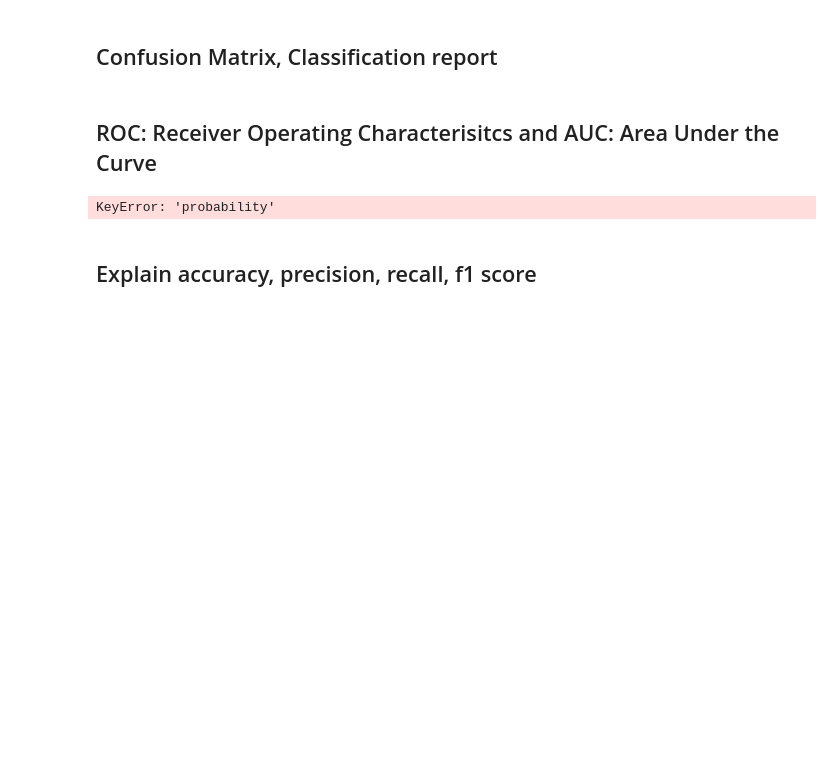
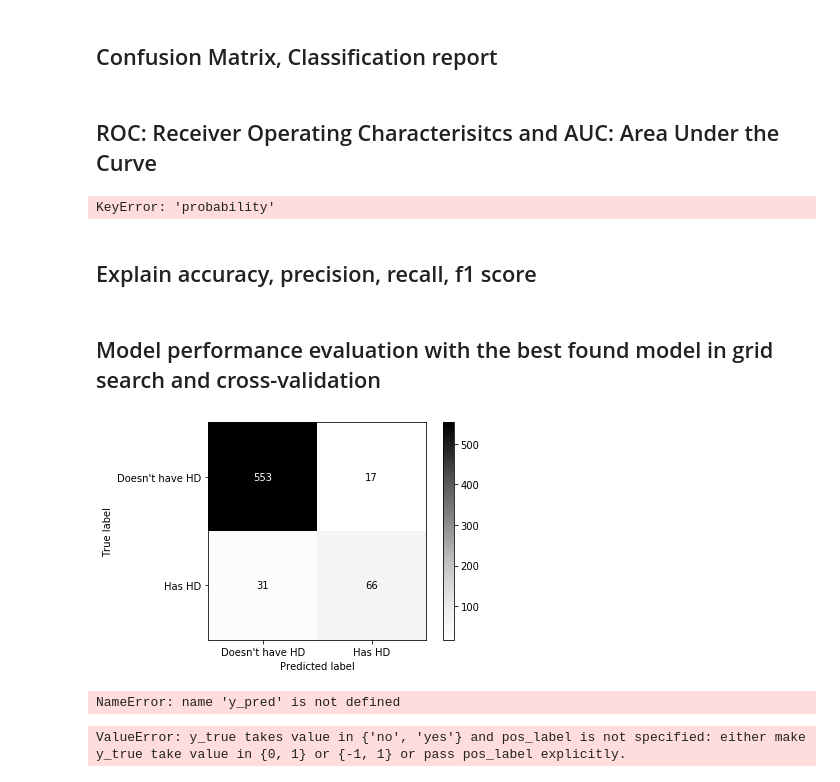
Before and after one commit to nabilatajrin/churn-data-analysis, a Jupyter notebook: churn_data_analysis.ipynb, the cells around one changed output. Saved outputs shown, nothing was run; the diff lists cells and outputs as text; code cells hidden in the pictures; blank space fills up the shorter version.

```diff
--- a/churn_data_analysis.ipynb
+++ b/churn_data_analysis.ipynb
@@ -238,0 +243,13 @@ ValueError: y_true takes value in {'no', 'yes'} and pos_label is not specified:
+# %%
+parameters = {'criterion': ['gini','entropy'],
+              'max_depth': [3, 4, 5, 6, 7]}
+
+model = DecisionTreeClassifier(random_state=42)
+grid_search = GridSearchCV(estimator=model,
+                           param_grid=parameters,
+                           scoring="accuracy",
+                           cv=5,
+                           n_jobs=-1)
+
+# fit the model with the best hyper-parameters
+grid_result = grid_search.fit(X_train, y_train)
@@ -304,3 +371,42 @@ plt.show()
 KeyError: 'probability'
 # %% [markdown]
 ## Explain accuracy, precision, recall, f1 score
+# %% [markdown]
+## Model performance evaluation with the best found model in grid search and cross-validation
+# %%
+plot_confusion_matrix(grid_result,
+                      X_test,
+                      y_test,
+                      display_labels=["Doesn't have HD", "Has HD"],
+                      cmap='Greys')
+plt.show()
+# %% [output]
+[figure, added]
+# %%
+confusion_matrix_dt = confusion_matrix(y_test, y_pred)
+print('confusion_matrix: \n', confusion_matrix_dt)
+
+print('Accuracy: ', accuracy_score(y_test, y_pred))
+
+print(classification_report(y_test, y_pred))
+# %% [output]
+NameError: name 'y_pred' is not defined
+# %%
+fpr, tpr, thr = roc_curve(y_test, grid_result.predict_proba(X_test)[:,1])
+auc = np.round(roc_auc_score(y_test, y_pred), 2)
+
+plt.figure(figsize=(10, 8))
+plt.plot(fpr,
+         tpr,
+         color='green',
+         lw=2,
+         label="Curve Area = " +str(auc))
+
+plt.plot([0, 1], [0, 1], color='blue', lw=2, linestyle='--')
+plt.xlabel('False Positive Rate (FPR)')
+plt.ylabel('True Positive Rate (TPR)')
+plt.title('ROC curve')
+plt.legend(loc="lower right")
+plt.show()
+# %% [output]
+ValueError: y_true takes value in {'no', 'yes'} and pos_label is not specified: either make y_true take value in {0, 1} or {-1, 1} or pass pos_label explicitly.
```
Also changed, not shown: parts of 11 cells of this notebook.
